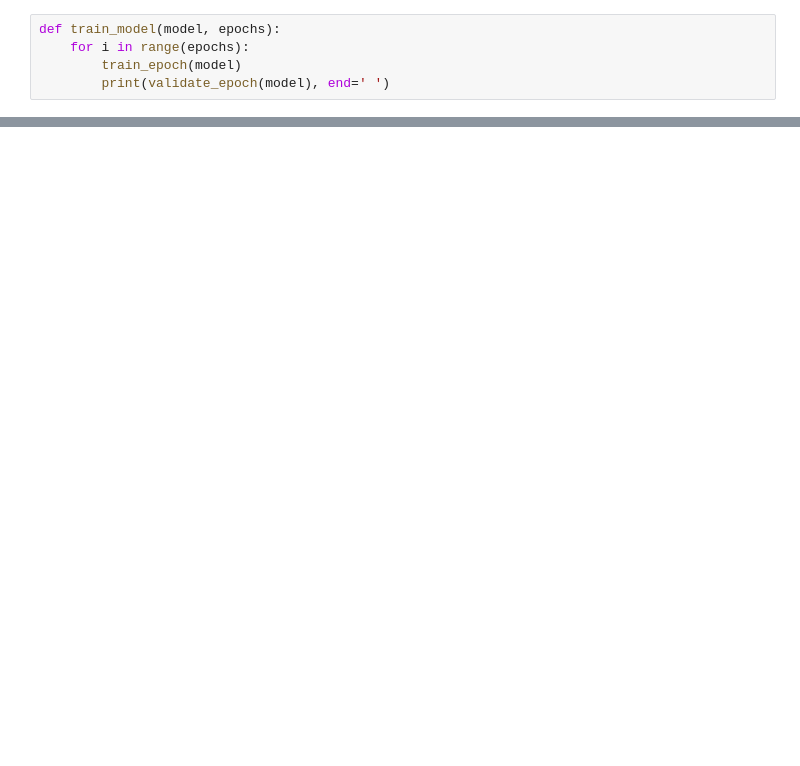
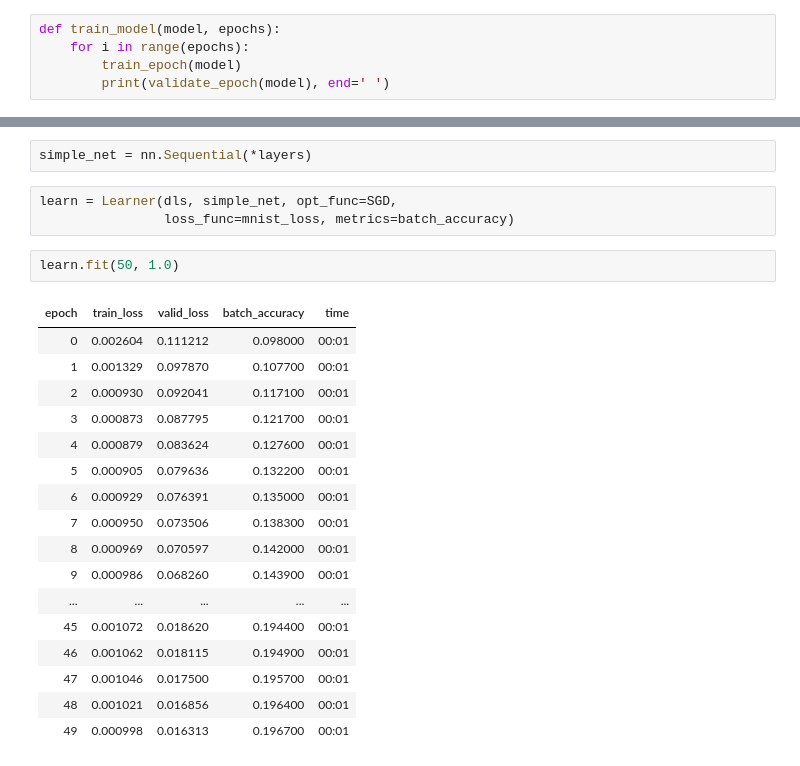
Before and after one commit to Tobbe3108/Fast.ai.Blog, a Jupyter notebook: _notebooks/2021-03-02-Under-the-Hood.ipynb, the cells around one changed output, grey strips where cells are left out. Cells and saved outputs as stored; diff of their text form; blank space fills up the shorter version.

```diff
--- a/_notebooks/2021-03-02-Under-the-Hood.ipynb
+++ b/_notebooks/2021-03-02-Under-the-Hood.ipynb
@@ -567,0 +291,25 @@ learn.fit(10, lr=lr)
+# %%
+simple_net = nn.Sequential(*layers)
+# %%
+learn = Learner(dls, simple_net, opt_func=SGD,
+                loss_func=mnist_loss, metrics=batch_accuracy)
+# %%
+learn.fit(50, 1.0)
+# %% [output]
+| epoch | train_loss | valid_loss | batch_accuracy | time |
+| 0 | 0.002604 | 0.111212 | 0.098000 | 00:01 |
+| 1 | 0.001329 | 0.097870 | 0.107700 | 00:01 |
+| 2 | 0.000930 | 0.092041 | 0.117100 | 00:01 |
+| 3 | 0.000873 | 0.087795 | 0.121700 | 00:01 |
+| 4 | 0.000879 | 0.083624 | 0.127600 | 00:01 |
+| 5 | 0.000905 | 0.079636 | 0.132200 | 00:01 |
+| 6 | 0.000929 | 0.076391 | 0.135000 | 00:01 |
+| 7 | 0.000950 | 0.073506 | 0.138300 | 00:01 |
+| 8 | 0.000969 | 0.070597 | 0.142000 | 00:01 |
+| 9 | 0.000986 | 0.068260 | 0.143900 | 00:01 |
+| ... | ... | ... | ... | ... |
+| 45 | 0.001072 | 0.018620 | 0.194400 | 00:01 |
+| 46 | 0.001062 | 0.018115 | 0.194900 | 00:01 |
+| 47 | 0.001046 | 0.017500 | 0.195700 | 00:01 |
+| 48 | 0.001021 | 0.016856 | 0.196400 | 00:01 |
+| 49 | 0.000998 | 0.016313 | 0.196700 | 00:01 |
```
Also changed, not shown: parts of 162 cells of this notebook.
